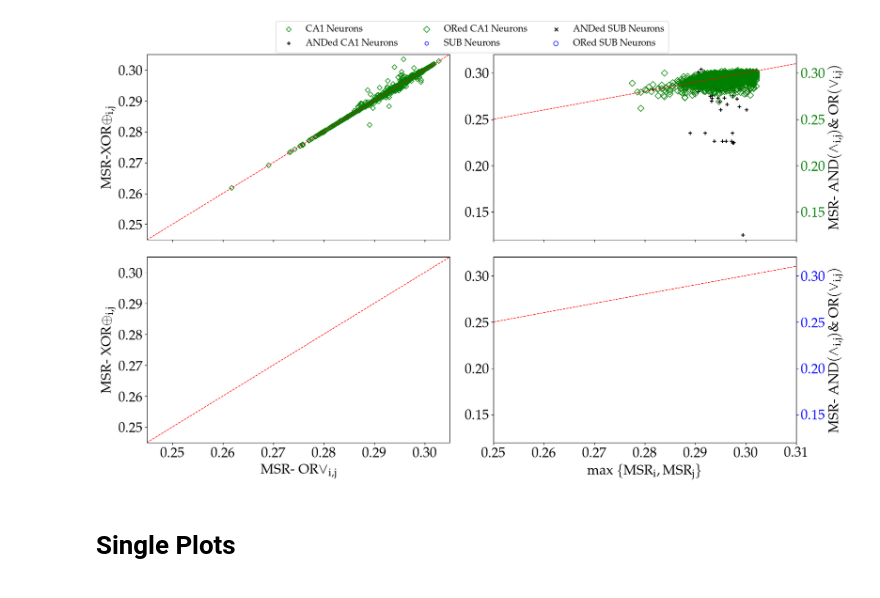
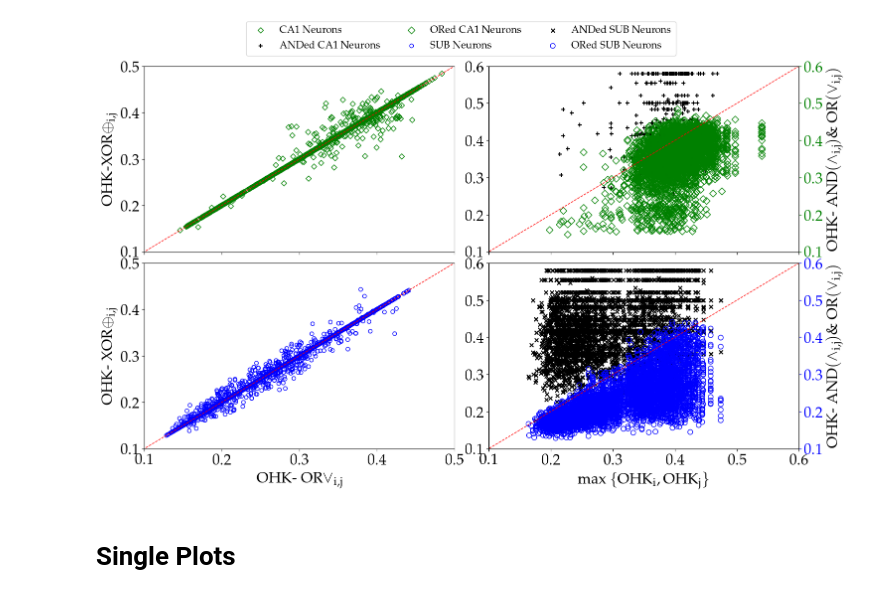
Before and after one commit to amisapta15/ResolutionRelevance, a Jupyter notebook: src/Fig_test_bool.ipynb, the cells around one changed output. Cells and saved outputs as stored; diff of their text form; code cells hidden in the pictures.

Commit message:
updated all another figures with updated X and Y axis ranges

```diff
--- a/src/Fig_test_bool.ipynb
+++ b/src/Fig_test_bool.ipynb
@@ -15,13 +15,13 @@ mpl.rcParams.update({
 # %%
 rats=[20382,24101,21012,22295,20630,22098,23783,24116]
 path="../data_bool/"
-#df = pd.DataFrame()
-rat=24116
-df=pd.read_json(path+"Rat_"+str(rat)+"_BOOLop_resrel_data.json")
+df = pd.DataFrame()
+#rat=20382
+#df=pd.read_json(path+"Rat_"+str(rat)+"_BOOLop_resrel_data.json")
 # %%
-# for ratid in rats:
-#     tmp_df=pd.read_json(path+"Rat_"+str(ratid)+"_BOOLop_resrel_data.json")
-#     df = pd.concat([df,tmp_df], ignore_index=True)
+for ratid in rats:
+    tmp_df=pd.read_json(path+"Rat_"+str(ratid)+"_BOOLop_resrel_data.json")
+    df = pd.concat([df,tmp_df], ignore_index=True)
 # %%
 df_AND=df.query('OP == "AND"')
 df_OR=df.query('OP == "OR"')
@@ -29,12 +29,12 @@ df_XOR=df.iloc[df.query('OP == "OR"').index + 1 ]
 assert np.array_equal(df_OR.U1_GID.values,df_XOR.U1_GID.values)
 assert np.array_equal(df_OR.U2_GID.values,df_XOR.U2_GID.values)
 # %%
-quant='MSR'
-# figname='../figures/Fig3A.png'
-# figname2='../../../../Apps/Overleaf/Project_Relevance_of_CA1_SUB/img/Fig3A.png'
+quant='OHK'
+figname='../figures/Fig3B.png'
+figname2='../../../../Apps/Overleaf/Project_Relevance_of_CA1_SUB/img/Fig3B.png'
 
-figname='../figures/Fig3A_'+str(rat)+'.png'
-figname2='../../../../Apps/Overleaf/Project_Relevance_of_CA1_SUB/simg/Fig3A_'+str(rat)+'.png'
+# figname='../figures/Fig3A_'+str(rat)+'.png'
+# figname2='../../../../Apps/Overleaf/Project_Relevance_of_CA1_SUB/simg/Fig3A_'+str(rat)+'.png'
 # %%
 quant_OR_vals={unit : df.query('U1_GID=='+str(unit)+' and OP=="NA"')[quant].values[0] for unit in np.unique(np.hstack((df_OR.U1_GID.values,df_OR.U2_GID.values)))}
 quant_AND_vals={unit : df.query('U1_GID=='+str(unit)+' and OP=="NA"')[quant].values[0] for unit in np.unique(np.hstack((df_AND.U1_GID.values,df_AND.U2_GID.values)))}
@@ -70,8 +70,8 @@ list_of_AND[quant] = list_of_AND[quant].replace(0, np.nan)
 # %%
 fig, ((ax1,ax2),(ax3,ax4)) = plt.subplots(2,2,figsize=(17,10))
 
-qmin=0.245;qmax=0.305; mss=30 #For MSR
-#qmin=0.1;qmax=0.5; mss=30 #For OHK
+#qmin=0.245;qmax=0.305; mss=30 #For MSR
+qmin=0.1;qmax=0.5; mss=30 #For OHK
 ax1.scatter(df_OR.query('U_LOC=="CA1"')[quant].values,df_XOR.query('U_LOC=="CA1"')[quant].values, label='CA1 Neurons', marker='D', facecolors='none',edgecolors='g',s=mss)
 ax1.plot([0, qmax], [0, qmax], 'r--', lw=1) ## Diagonal Line
 
@@ -93,12 +93,13 @@ ax3.set_ylabel(quant+r'- $\mathrm{XOR\oplus_{i,j}}$');
 
 
 #MSR
-xqmax=0.31;xqmin=0.25;
-yqmax=0.32;yqmin=0.12;
+# xqmax=0.31;xqmin=0.25;
+# yqmax=0.32;yqmin=0.12;
 
 #OHK
-# xqmax=0.6;xqmin=0.1;
-# yqmax=0.6;yqmin=0.1;
+xqmax=0.6;xqmin=0.1;
+yqmax=0.6;yqmin=0.1;
+
 ax2.scatter(list_of_AND.query('loc=="CA1"')["R_"+quant+"_MAX"].values,list_of_AND.query('loc=="CA1"')[quant].values,
          label='ANDed CA1 Neurons', marker='+', color='k',s=30)
 
@@ -115,36 +116,36 @@ ax2.set_xlim([xqmin,xqmax]);ax2.set_ylim([yqmin,yqmax]);ax2_twin.set_ylim([yqmin
 ax2_twin.set_ylabel(quant+r'- $\mathrm{AND(\land_{i,j})} \&$ $\mathrm{OR(\lor_{i,j})}$');
 
 ax4.scatter(list_of_AND.query('loc=="SUB"')["R_"+quant+"_MAX"].values,list_of_AND.query('loc=="SUB"')[quant].values,
          label='ANDed SUB Neurons', marker='x', color='k',s=30)
 
 ax4.scatter(list_of_OR.query('loc=="SUB"')["R_"+quant+"_MAX"].values,list_of_OR.query('loc=="SUB"')[quant].values,
          label='ORed SUB Neurons', marker='o', facecolors='none',edgecolors='b',s=50)
 ax4.plot([0, yqmax], [0, yqmax], 'r--', lw=1) ## Diagonal Line#
 
 
 ax4_twin = ax4.twinx()
 ax4_twin.tick_params(axis='y', which='both', labelleft=False, labelright=True, colors='b')
 ax4.tick_params(axis='both', which='both', bottom=True, top=False, left=True, right=True, labelbottom=True,labelleft=True,rotation=0)
 ax4.set_xlim([xqmin,xqmax]);ax4.set_ylim([yqmin,yqmax]);ax4_twin.set_ylim([yqmin,yqmax]);
 ax4.set_xlabel(r'max \{$\mathrm{'+quant+r'_i,'+quant+r'_j}\}$');
 ax4_twin.set_ylabel(quant+r'- $\mathrm{AND(\land_{i,j})} \&$ $\mathrm{OR(\lor_{i,j})}$');
 
 handles, labels = [], []
 for ax in [ax1,ax2, ax2_twin,ax3,ax4,ax4_twin]:  # Add the axes that contain the plots you want in the legend
     for h, l in zip(*ax.get_legend_handles_labels()):
         handles.append(h)
         labels.append(l)
 
 # Create a single legend for the whole figure
-fig.legend(handles, labels, loc='upper center', bbox_to_anchor=(0.5, 1.05), ncol=3,fontsize=15)
+fig.legend(handles, labels, loc='upper center', bbox_to_anchor=(0.5, 0.98), ncol=3,fontsize=15)
 
 
 plt.subplots_adjust(wspace=0.11,hspace=0.06)
-plt.tight_layout()
+#plt.tight_layout()
 plt.savefig(figname,dpi=300)
 plt.savefig(figname2,dpi=300)
 # %% [output]
-[figure, old version]
+[figure, new version]
 # %% [markdown]
 # Single Plots
 # %%
```
